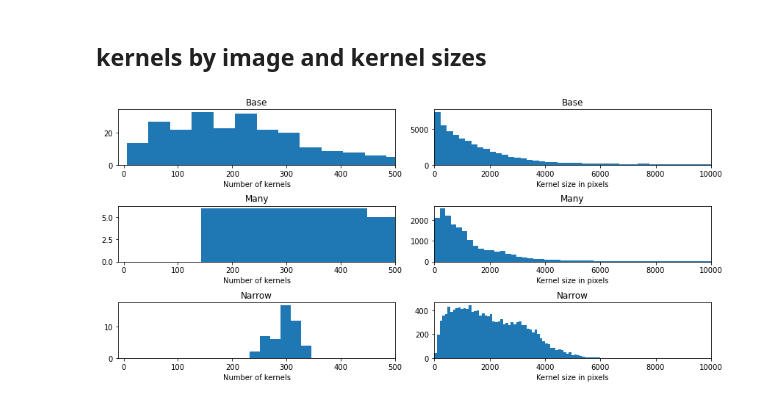
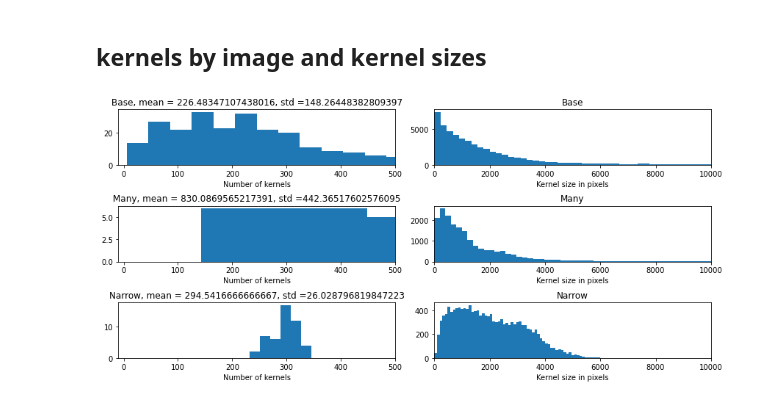
Before and after one commit to hcapettini2/Corn_Kernel_Counter, a Jupyter notebook: Dataset_inspection.ipynb, the cells around one changed output. Saved outputs shown, nothing was run; the diff lists cells and outputs as text; code cells hidden in the pictures.

```diff
--- a/Dataset_inspection.ipynb
+++ b/Dataset_inspection.ipynb
@@ -140,37 +142,40 @@ fig, axs = plt.subplots(3, 2, figsize=(12,6))
 fig.suptitle("",fontsize=15)
 
 # Plot the reconstructed image
-axs[0,0].hist(list(df_positions_corn["image_id"].value_counts()),bins=20)
-axs[0,0].set_title("Base")
+data_to_plot = list(df_positions_corn["image_id"].value_counts())
+axs[0,0].hist(data_to_plot,bins=20)
+axs[0,0].set_title(f"Base, mean = {np.mean(data_to_plot)}, std ={np.std(data_to_plot)}")
 axs[0,0].set_xlim(-10,500)
 axs[0,0].set_xlabel("Number of kernels")
 
 axs[0,1].hist(list(df_positions_corn["area"]),bins=5000)
 axs[0,1].set_title("Base")
 axs[0,1].set_xlim(-10,10000)
 axs[0,1].set_xlabel("Kernel size in pixels")
 
-axs[1,0].hist(list(df_positions_many["image_id"].value_counts()),bins=6)
-axs[1,0].set_title("Many")
+data_to_plot = list(df_positions_many["image_id"].value_counts())
+axs[1,0].hist(data_to_plot,bins=6)
+axs[1,0].set_title(f"Many, mean = {np.mean(data_to_plot)}, std ={np.std(data_to_plot)}")
 axs[1,0].set_xlim(-10,500)
 axs[1,0].set_xlabel("Number of kernels")
 
 axs[1,1].hist(list(df_positions_many["area"]),bins=100)
 axs[1,1].set_title("Many")
 axs[1,1].set_xlim(-10,10000)
 axs[1,1].set_xlabel("Kernel size in pixels")
 
-axs[2,0].hist(list(df_positions_narrow["image_id"].value_counts()),bins=6)
-axs[2,0].set_title("Narrow")
+data_to_plot = list(df_positions_narrow["image_id"].value_counts())
+axs[2,0].hist(data_to_plot,bins=6)
+axs[2,0].set_title(f"Narrow, mean = {np.mean(data_to_plot)}, std ={np.std(data_to_plot)}")
 axs[2,0].set_xlim(-10,500)
 axs[2,0].set_xlabel("Number of kernels")
 
 axs[2,1].hist(list(df_positions_narrow["area"]),bins=100)
 axs[2,1].set_title("Narrow")
 axs[2,1].set_xlim(-10,10000)
 axs[2,1].set_xlabel("Kernel size in pixels")
 
 plt.tight_layout()
 fig.subplots_adjust(top=0.88)
 # %% [output]
-[figure, old version]
+[figure, new version]
```
Also changed, not shown: parts of 2 cells of this notebook, 3 other files.
